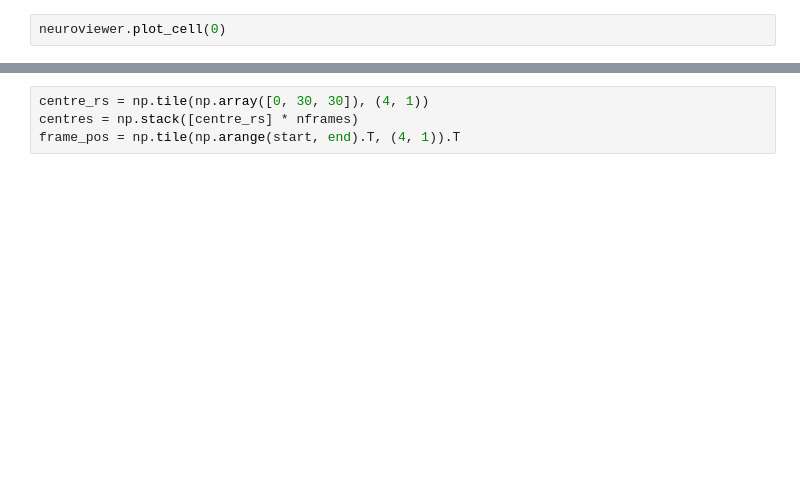
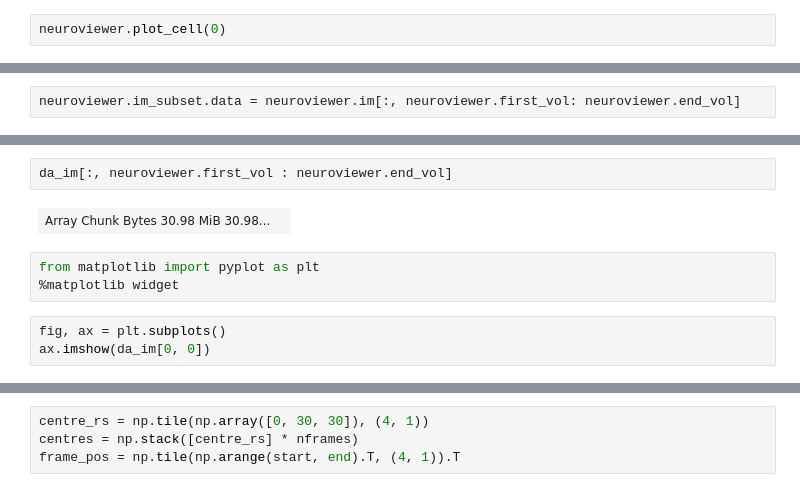
Before and after one commit to pnm4sfix/LightsheetAnalysis, a Jupyter notebook: NeuroViewer.ipynb, the cells around one changed output, grey strips where cells are left out. Cells and saved outputs as stored; diff of their text form; blank space fills up the shorter version.

```diff
--- a/NeuroViewer.ipynb
+++ b/NeuroViewer.ipynb
@@ -400,0 +570,2 @@ neuroviewer.plot_cell(0)
+# %%
+neuroviewer.im_subset.data = neuroviewer.im[:, neuroviewer.first_vol: neuroviewer.end_vol]
@@ -400,0 +581,10 @@ neuroviewer.plot_cell(0)
+# %%
+da_im[:, neuroviewer.first_vol : neuroviewer.end_vol]
+# %% [output]
+| Array Chunk Bytes 30.98 MiB 30.98... |  |
+# %%
+from matplotlib import pyplot as plt
+%matplotlib widget
+# %%
+fig, ax = plt.subplots()
+ax.imshow(da_im[0, 0])
```
Also changed, not shown: parts of 61 cells of this notebook.
